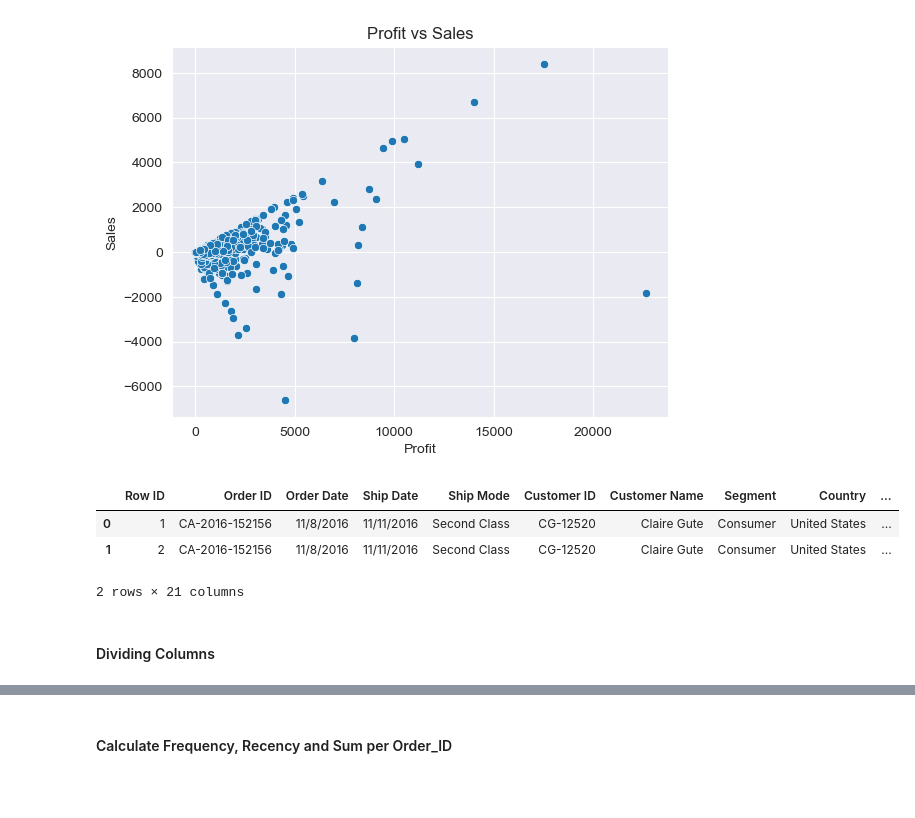
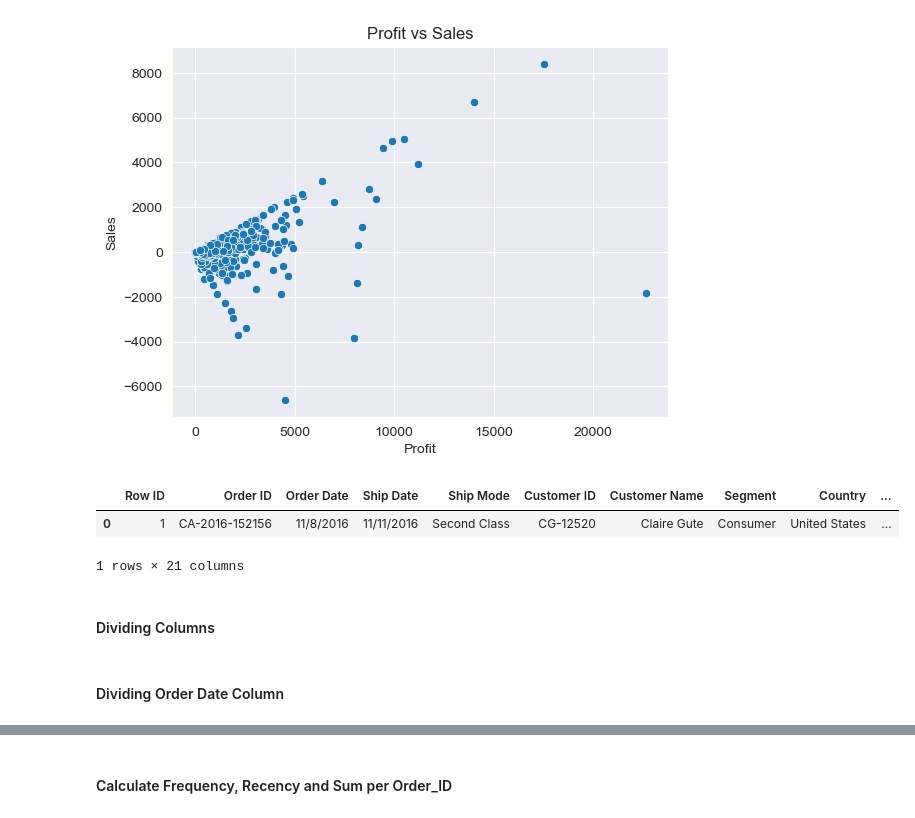
Before and after one commit to sfdatade/e_commerce_project, a Jupyter notebook: e_commerce_playground.ipynb, the cells around one changed output, grey strips where cells are left out. Cells and saved outputs as stored; diff of their text form; code cells hidden in the pictures; blank space fills up the shorter version.

```diff
--- a/e_commerce_playground.ipynb
+++ b/e_commerce_playground.ipynb
@@ -185,12 +185,11 @@ Text(0, 0.5, 'Sales')
 #plt.xlabel('Profit')
 #plt.ylabel('Sales')
 # %%
-ecomm.head(2)
+ecomm.head(1)
 # %% [output]
 |  | Row ID | Order ID | Order Date | Ship Date | Ship Mode | Customer ID | Customer Name | Segment | Country | ... |
 | 0 | 1 | CA-2016-152156 | 11/8/2016 | 11/11/2016 | Second Class | CG-12520 | Claire Gute | Consumer | United States | ... |
-| 1 | 2 | CA-2016-152156 | 11/8/2016 | 11/11/2016 | Second Class | CG-12520 | Claire Gute | Consumer | United States | ... |
-2 rows × 21 columns
+1 rows × 21 columns
 # %% [markdown]
 #### Dividing Columns
 # %%
@@ -222,0 +215,2 @@ ecomm["Product Code"] = ecomm["Product Code"].astype(int)
+# %% [markdown]
+#### Dividing Order Date Column
```
Also changed, not shown: parts of 17 cells of this notebook.
